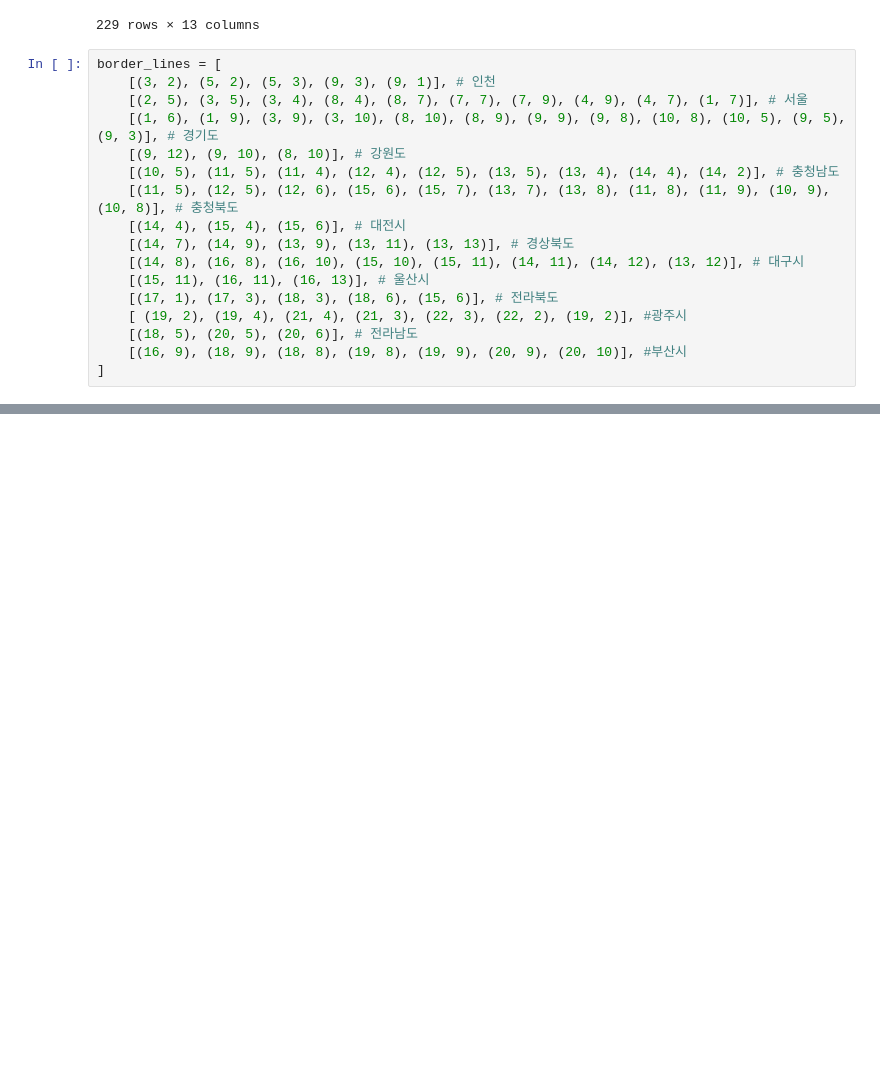
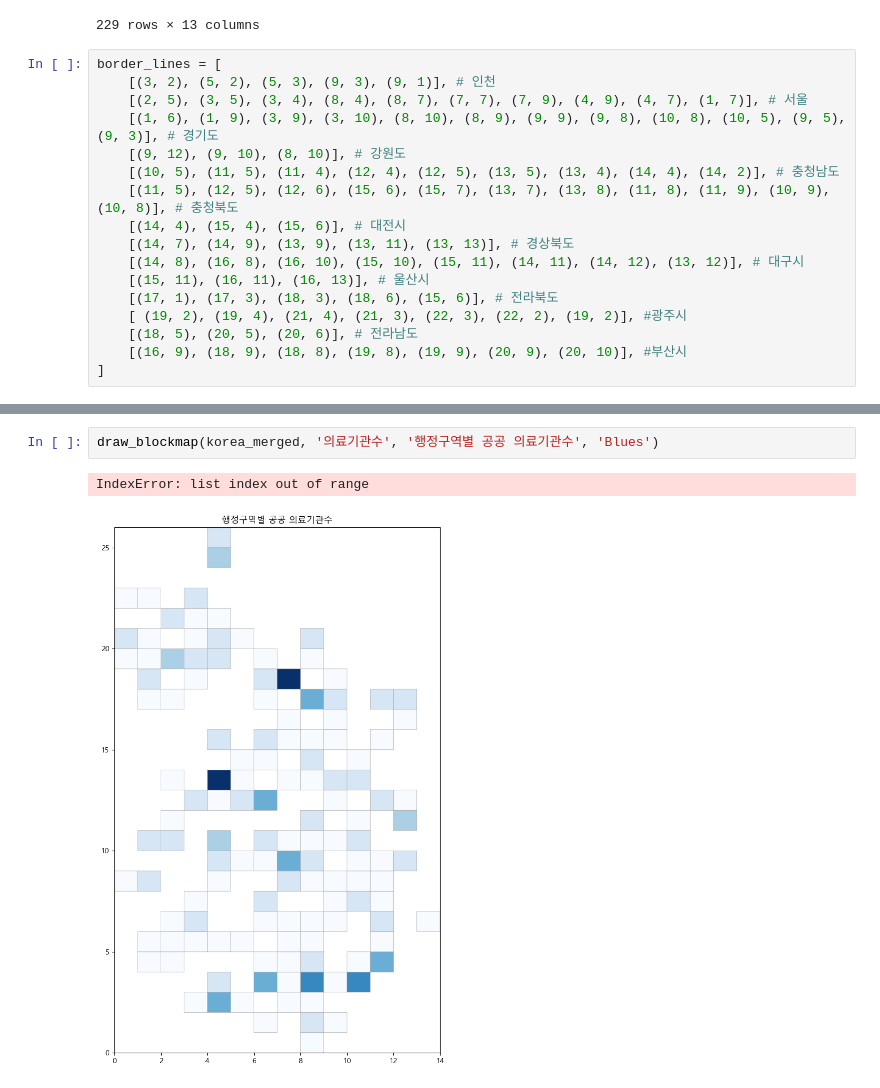
Before and after one commit to BosuMamemon/BIGDATA, a Jupyter notebook: workspace/데이터 분석/공공 의료기관.ipynb, the cells around one changed output, grey strips where cells are left out. Drawn from its saved outputs; the diff is of its cells as text; blank space fills up the shorter version.

```diff
--- a/workspace/데이터 분석/공공 의료기관.ipynb
+++ b/workspace/데이터 분석/공공 의료기관.ipynb
@@ -239,0 +284,5 @@ border_lines = [
+# %%
+draw_blockmap(korea_merged, '의료기관수', '행정구역별 공공 의료기관수', 'Blues')
+# %% [output]
+IndexError: list index out of range
+[figure, added]
```
Also changed, not shown: parts of 4 cells of this notebook, 4 other files.
